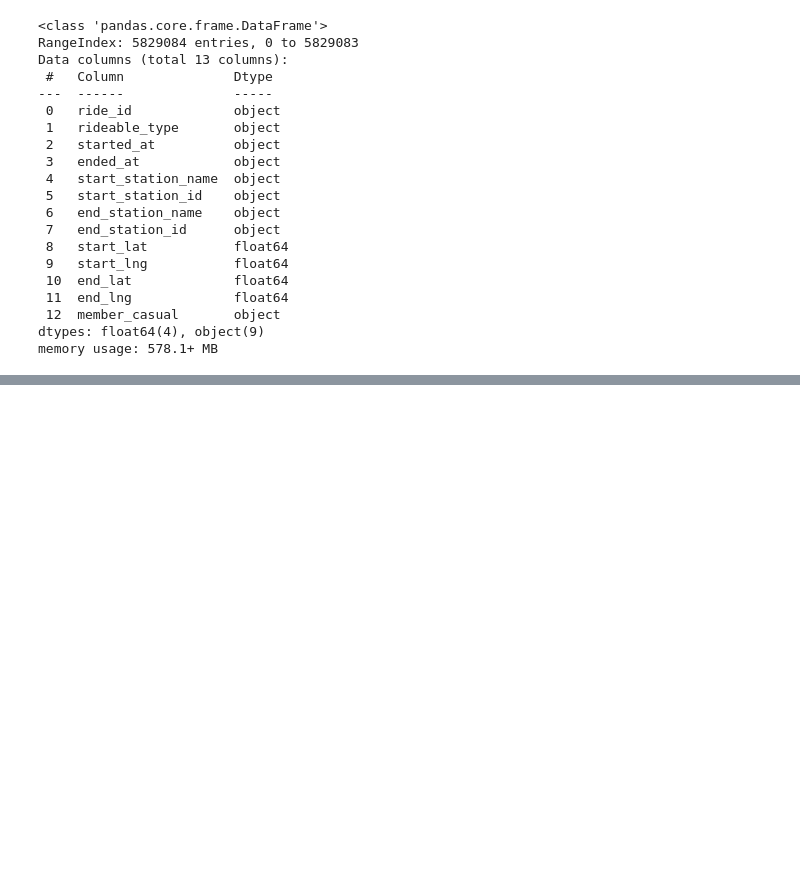
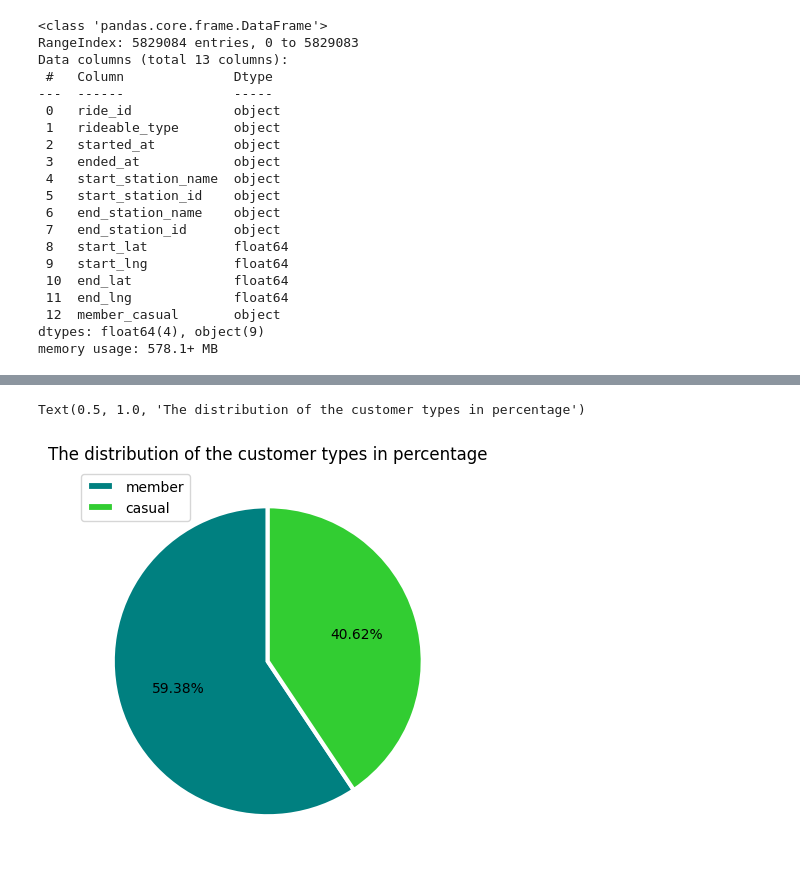
Before and after one commit to bettybuilds/Cyclistic, a Jupyter notebook: cyclistic.ipynb, the cells around one changed output, grey strips where cells are left out. Saved outputs shown, nothing was run; the diff lists cells and outputs as text; code cells hidden in the pictures; blank space fills up the shorter version.

Commit message:
Add files via upload
Finished data cleaning and manipulation.
Added detailed analysis with visualizations.
Wrote Summary and Suggestions.

```diff
--- a/cyclistic.ipynb
+++ b/cyclistic.ipynb
@@ -187,0 +426,19 @@ df.head()
+# %%
+# Count the number of each customer type
+num_of_customer_type = df['customer_type'].value_counts()
+
+plt.figure(figsize = (5,6))
+
+plt.pie(num_of_customer_type.values,
+autopct= '%1.2f%%',
+startangle = 90,
+wedgeprops = { 'linewidth' : 3, 'edgecolor' : 'white' },
+colors = {'teal', 'limegreen'})
+
+
+plt.legend(num_of_customer_type.index)
+plt.show
+plt.title('The distribution of the customer types in percentage')
+# %% [output]
+Text(0.5, 1.0, 'The distribution of the customer types in percentage')
+[figure, added]
```
Also changed, not shown: parts of 77 cells of this notebook.
